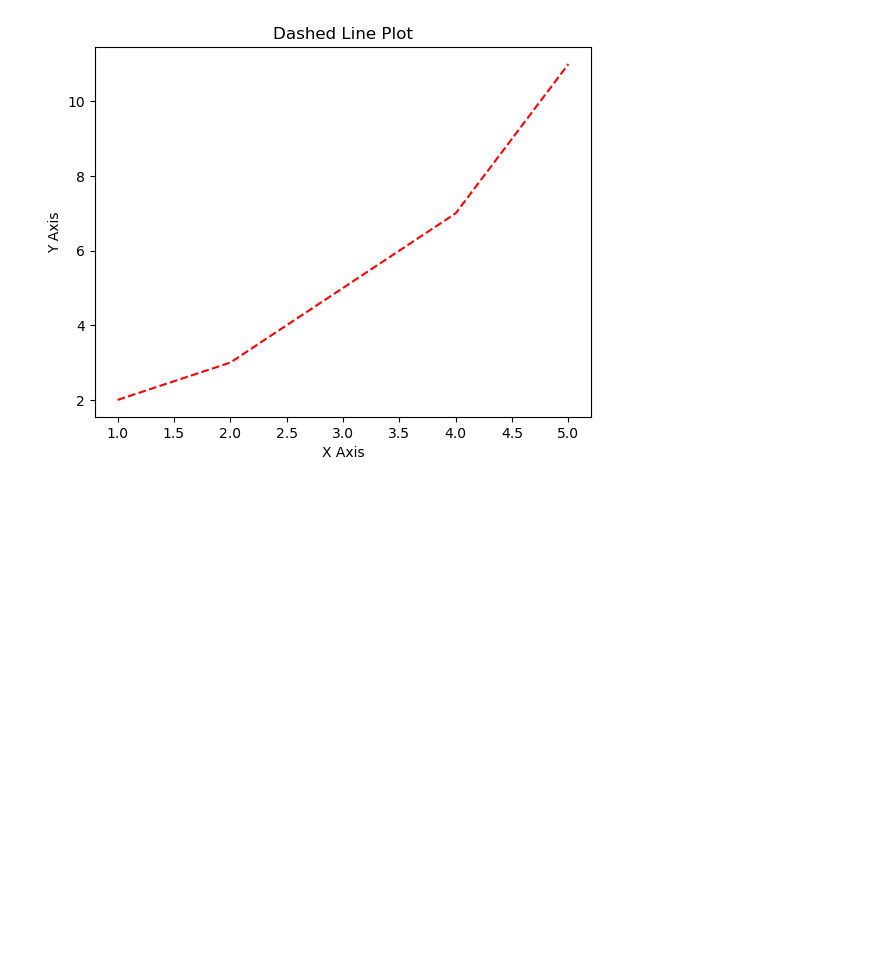
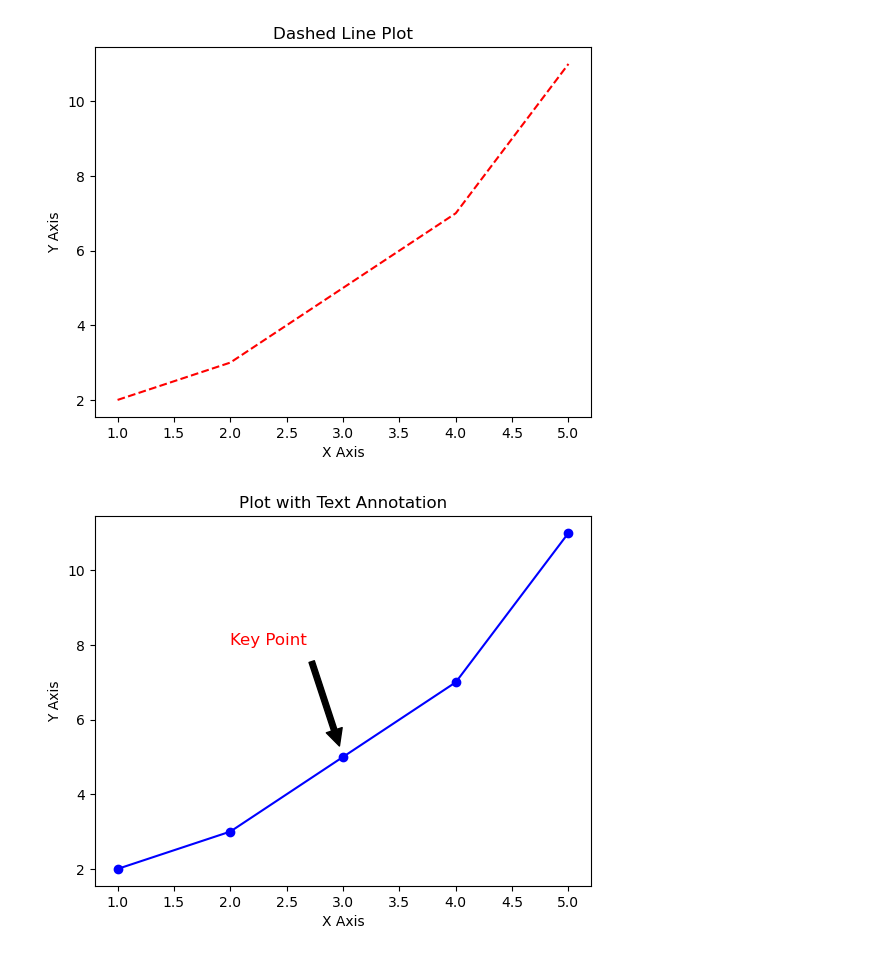
Before and after one commit to invinciblesk/matplotlib_Basics, a Jupyter notebook: plt_basics.ipynb, the cells around one changed output. Saved outputs shown, nothing was run; the diff lists cells and outputs as text; code cells hidden in the pictures; blank space fills up the shorter version.

Commit message:
Added text annotation --> scatter plot.

```diff
--- a/plt_basics.ipynb
+++ b/plt_basics.ipynb
@@ -96,3 +96,24 @@ plt.ylabel('Y Axis')
 plt.show()
 # %% [output]
 [figure]
+# %%
+# Plotting with a blue line with circle points
+plt.plot(x, y, marker='o', color='blue')
+
+# Annotation to highlight key points
+# xy= is which data point the arrow points to
+# xytext= is the location of the text and starting point of the arrow
+# arrowprops= is a dictionary that controls how the arrow looks
+plt.annotate('Key Point', xy=(x[2], y[2]), xytext=(x[2]-1, y[2]+3),
+             arrowprops=dict(facecolor='black', shrink=0.1),
+             fontsize=12, color='red')
+
+# Adding title and labels
+plt.title('Plot with Text Annotation')
+plt.xlabel('X Axis')
+plt.ylabel('Y Axis')
+
+# Displaying the plot
+plt.show()
+# %% [output]
+[figure, added]
```
